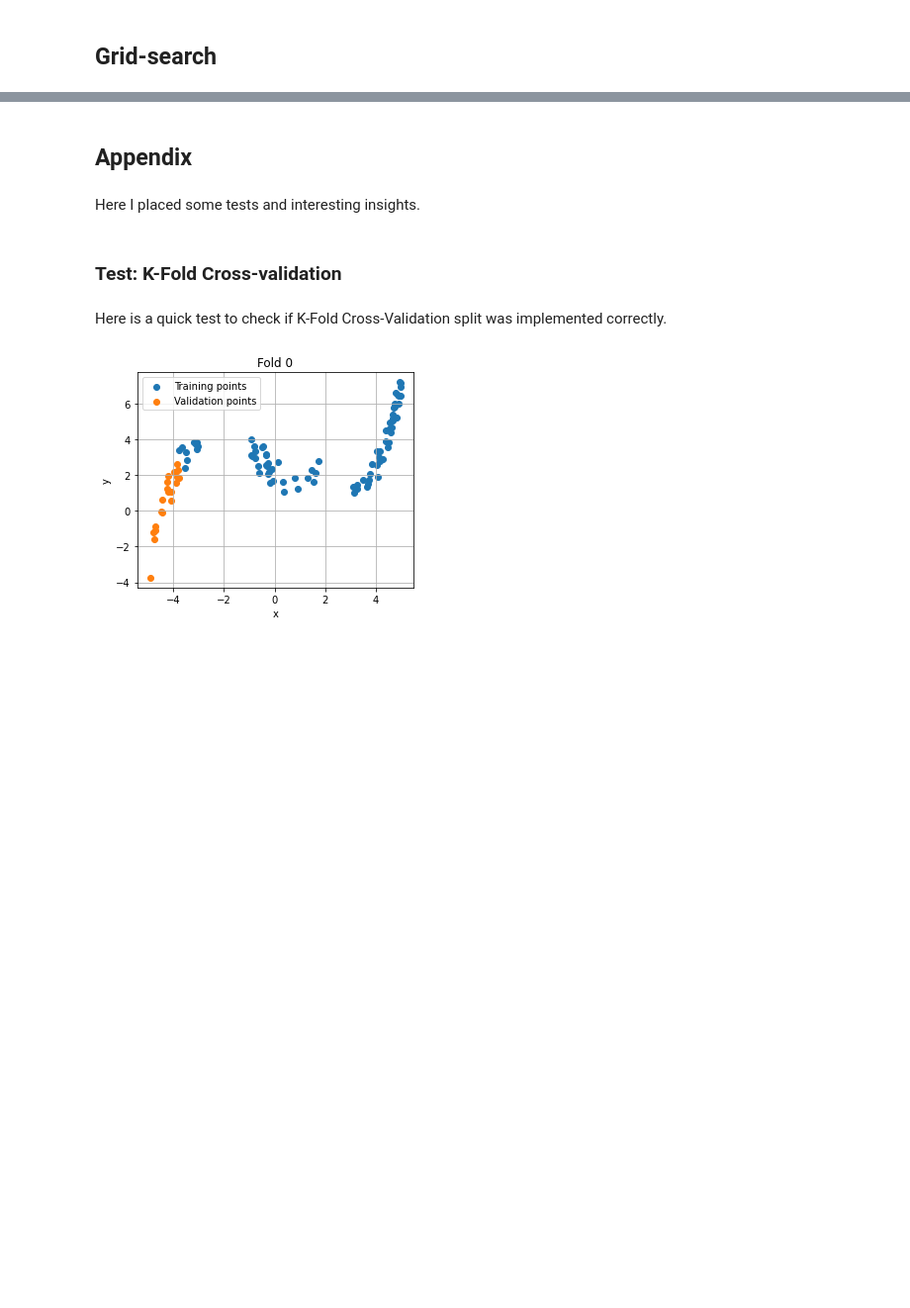
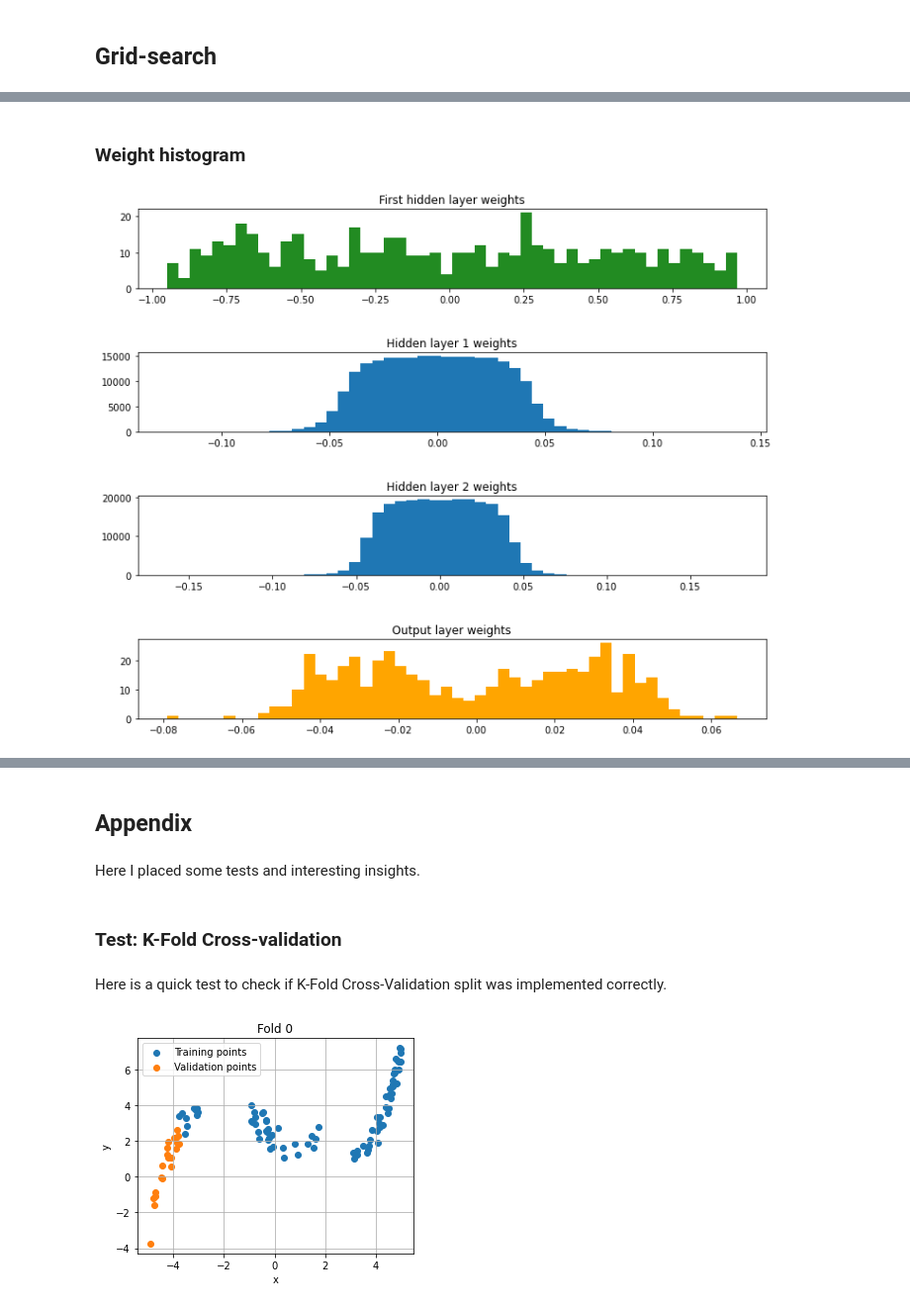
Before and after one commit to SaverioMonaco/NN-DeepLearning-Projects, a Jupyter notebook: 1. Supervised Deep Learning/Monaco-HW1-Regression.ipynb, the cells around one changed output, grey strips where cells are left out. Shown: that part at 99% size. Cells and saved outputs as stored; diff of their text form; code cells hidden in the pictures; blank space fills up the shorter version.

```diff
--- a/1. Supervised Deep Learning/Monaco-HW1-Regression.ipynb
+++ b/1. Supervised Deep Learning/Monaco-HW1-Regression.ipynb
@@ -403,0 +442,6 @@ net.show_regression(train_dataloader)
+# %% [markdown]
+### Weight histogram
+# %%
+best_net.plot_netweights()
+# %% [output]
+[figure, added]
```
Also changed, not shown: parts of 16 cells of this notebook, 9 other files.
